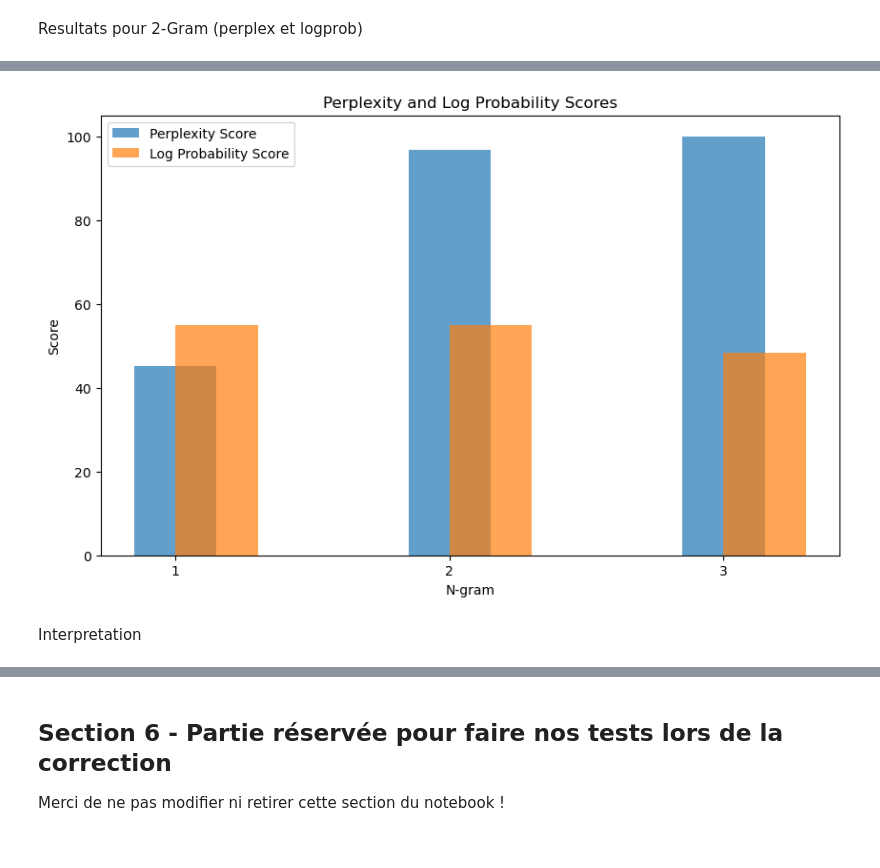
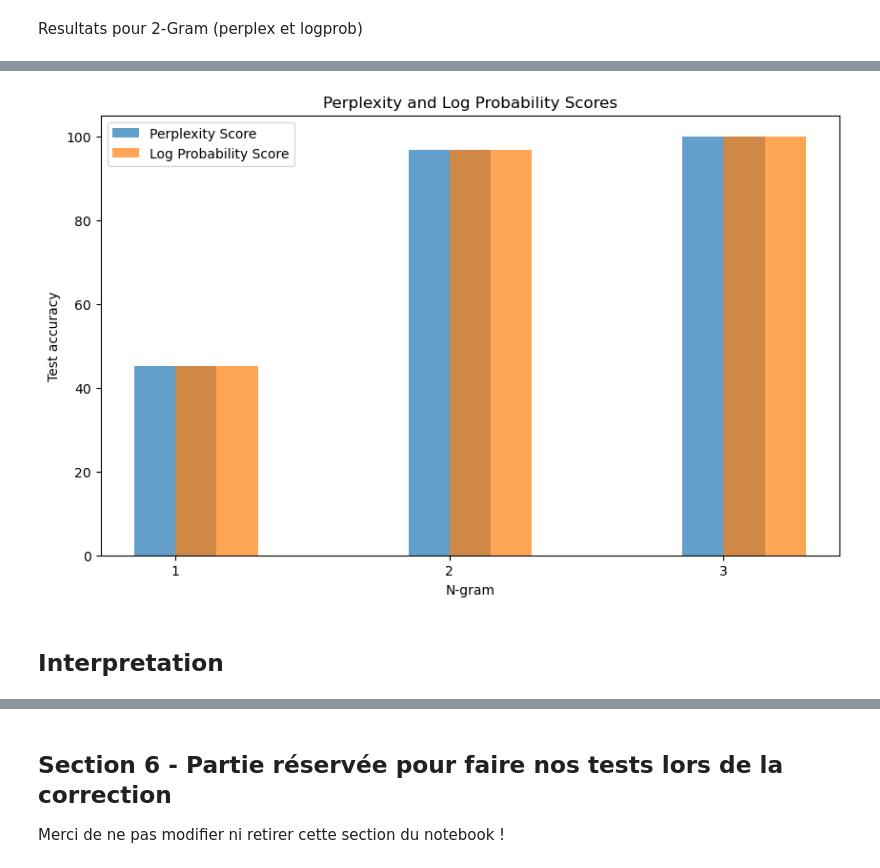
Before and after one commit to iyoussef1079/Travaux-pratiques-NLP, a Jupyter notebook: tp1_2023/tp1_2023/t2_completer_proverbes.ipynb, the cells around one changed output, grey strips where cells are left out. Cells and saved outputs as stored; diff of their text form; code cells hidden in the pictures.

```diff
--- a/tp1_2023/tp1_2023/t2_completer_proverbes.ipynb
+++ b/tp1_2023/tp1_2023/t2_completer_proverbes.ipynb
@@ -198,12 +203,6 @@ def fill_masked_proverb(masked, word_list, n=3, criteria="perplexity"):
           Cette fonction retourne la solution (le proverbe complété) et
          la valeur de logprob ou perplexité (selon le paramètre en entrée de la fonction).
     """
-
-    try:
-        firstPartIndex = masked.split().index('*')
-    except:
-        firstPartIndex = re.split(r'(\*)', masked).index('*')
-
 
     # Tokenize the masked proverb
     proverb_tokens = nltk.word_tokenize(masked)
@@ -231,11 +230,10 @@ def fill_masked_proverb(masked, word_list, n=3, criteria="perplexity"):
             score = ngram_model.perplexity(completed_proverb)
 
         else:
-            first_part = completed_proverb.split()[:firstPartIndex + 1]
-            second_part = ' '.join(completed_proverb.split()[firstPartIndex + 1:])
-            score = ngram_model.logscore(second_part, first_part)
-            #score = ngram_model.logscore(nltk.word_tokenize(completed_proverb))
-
+            score = proverb_logscore(ngram_model, completed_proverb, n)
+            # print(completed_proverb + '---> ')
+            # print(score)
+            # score = ngram_model.logscore(completed_proverb.split()[-1], completed_proverb.split()[:-1])
 
         # Update the best result and score if the current score is better
         if (criteria == "perplexity" and score < best_score) or (criteria == "logprob" and score > best_score):
@@ -264,7 +272,13 @@ for test in tests:
     result_perplex = fill_masked_proverb(test['Masked'], test['Word_list'], n=1, criteria="perplexity")
     result_logprob = fill_masked_proverb(test['Masked'], test['Word_list'], n=1, criteria="logprob")
 
+    display(result_perplex)
+    display(result_logprob)
+
     if (result_perplex[0] == test['Proverb']):
         perplex_score += 1
     if (result_logprob[0] == test['Proverb']):
         logprob_score += 1
+display("Nombre de phrases correctement complétées:")
+display(perplex_score)
+display(logprob_score)
@@ -277,7 +305,13 @@ for test in tests:
     result_perplex = fill_masked_proverb(test['Masked'], test['Word_list'], n=2, criteria="perplexity")
     result_logprob = fill_masked_proverb(test['Masked'], test['Word_list'], n=2, criteria="logprob")
 
+    display(result_perplex)
+    display(result_logprob)
+
     if (result_perplex[0] == test['Proverb']):
         perplex_score_2 += 1
     if (result_logprob[0] == test['Proverb']):
         logprob_score_2 += 1
+
+display(perplex_score_2)
+display(logprob_score_2)
@@ -290,7 +338,12 @@ for test in tests:
     result_perplex = fill_masked_proverb(test['Masked'], test['Word_list'], n=3, criteria="perplexity")
     result_logprob = fill_masked_proverb(test['Masked'], test['Word_list'], n=3, criteria="logprob")
 
+    display(result_perplex)
+    display(result_logprob)
+
     if (result_perplex[0] == test['Proverb']):
         perplex_score_3 += 1
     if (result_logprob[0] == test['Proverb']):
         logprob_score_3 += 1
+display(perplex_score_3)
+display(logprob_score_3)
@@ -297,27 +364,27 @@ for test in tests:
 # %%
 import matplotlib.pyplot as plt
 
 # Define the test cases and scores
 n_values = [1, 2, 3]
 perplex_scores = [(perplex_score/len(tests)) *100 , (perplex_score_2/len(tests)) *100 , (perplex_score_3/len(tests))*100 ]
 logprob_scores = [(logprob_score/len(tests)) *100, (logprob_score_2/len(tests)) *100 , (logprob_score_3/len(tests)) *100 ]
 
 # Create a bar chart for perplexity scores
 plt.figure(figsize=(10, 6))
 plt.bar(n_values, perplex_scores, width=0.3, label='Perplexity Score', align='center', alpha=0.7)
 plt.bar(n_values, logprob_scores, width=0.3, label='Log Probability Score', align='edge', alpha=0.7)
 
 # Add labels and legend
 plt.xlabel('N-gram')
-plt.ylabel('Score')
+plt.ylabel('Test accuracy')
 plt.title('Perplexity and Log Probability Scores')
 plt.xticks(n_values)
 plt.legend()
 
 # Show the chart
 plt.show()
 # %% [output]
-[figure, old version]
+[figure, new version]
 # %% [markdown]
-Interpretation
+## Interpretation
 # %% [markdown]
```
Also changed, not shown: parts of 12 cells of this notebook, 2 other files.
